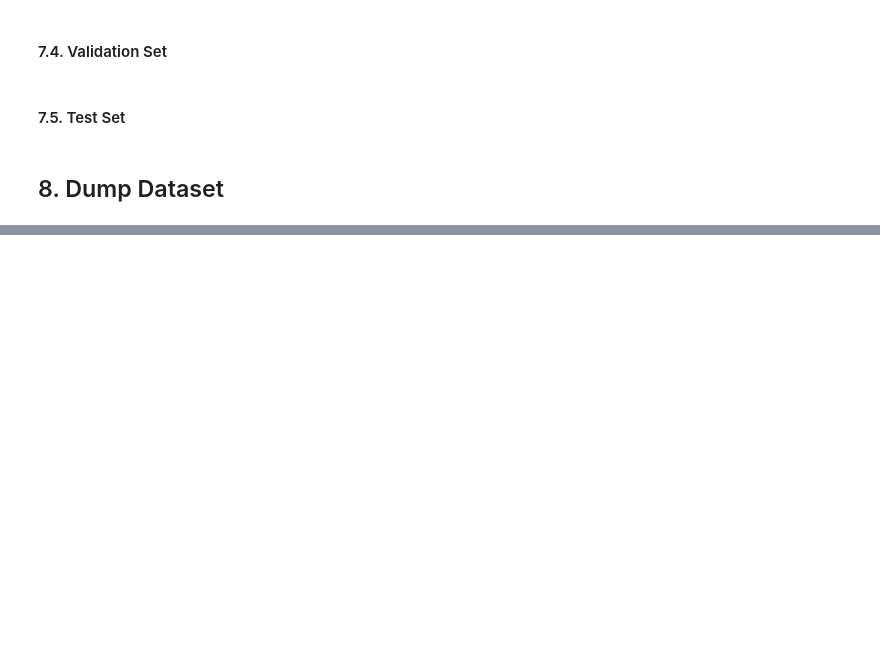
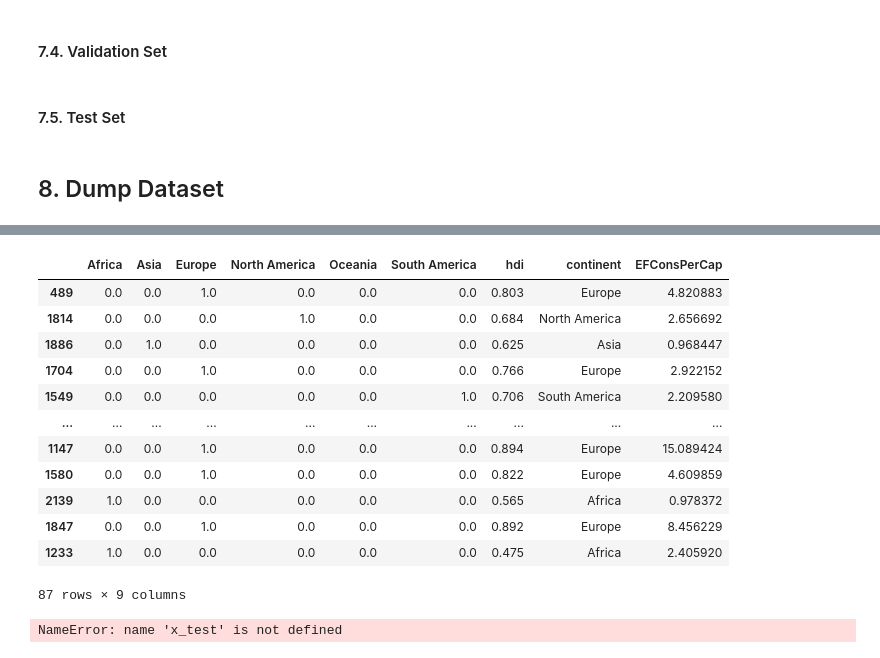
Before and after one commit to elfarahma/ml_process, a Jupyter notebook: 2. preprocessing.ipynb, the cells around one changed output, grey strips where cells are left out. Cells and saved outputs as stored; diff of their text form; code cells hidden in the pictures; blank space fills up the shorter version.

```diff
--- a/2. preprocessing.ipynb
+++ b/2. preprocessing.ipynb
@@ -745,0 +746,20 @@ util.pickle_dump(test_set.continent, "data/processed/y_test_feng.pkl")
+# %%
+test_set
+# %% [output]
+|  | Africa | Asia | Europe | North America | Oceania | South America | hdi | continent | EFConsPerCap |
+| 489 | 0.0 | 0.0 | 1.0 | 0.0 | 0.0 | 0.0 | 0.803 | Europe | 4.820883 |
+| 1814 | 0.0 | 0.0 | 0.0 | 1.0 | 0.0 | 0.0 | 0.684 | North America | 2.656692 |
+| 1886 | 0.0 | 1.0 | 0.0 | 0.0 | 0.0 | 0.0 | 0.625 | Asia | 0.968447 |
+| 1704 | 0.0 | 0.0 | 1.0 | 0.0 | 0.0 | 0.0 | 0.766 | Europe | 2.922152 |
+| 1549 | 0.0 | 0.0 | 0.0 | 0.0 | 0.0 | 1.0 | 0.706 | South America | 2.209580 |
+| ... | ... | ... | ... | ... | ... | ... | ... | ... | ... |
+| 1147 | 0.0 | 0.0 | 1.0 | 0.0 | 0.0 | 0.0 | 0.894 | Europe | 15.089424 |
+| 1580 | 0.0 | 0.0 | 1.0 | 0.0 | 0.0 | 0.0 | 0.822 | Europe | 4.609859 |
+| 2139 | 1.0 | 0.0 | 0.0 | 0.0 | 0.0 | 0.0 | 0.565 | Africa | 0.978372 |
+| 1847 | 0.0 | 0.0 | 1.0 | 0.0 | 0.0 | 0.0 | 0.892 | Europe | 8.456229 |
+| 1233 | 1.0 | 0.0 | 0.0 | 0.0 | 0.0 | 0.0 | 0.475 | Africa | 2.405920 |
+87 rows × 9 columns
+# %%
+x_test
+# %% [output]
+NameError: name 'x_test' is not defined
```
Also changed, not shown: parts of 2 cells of this notebook, 3 other files.
